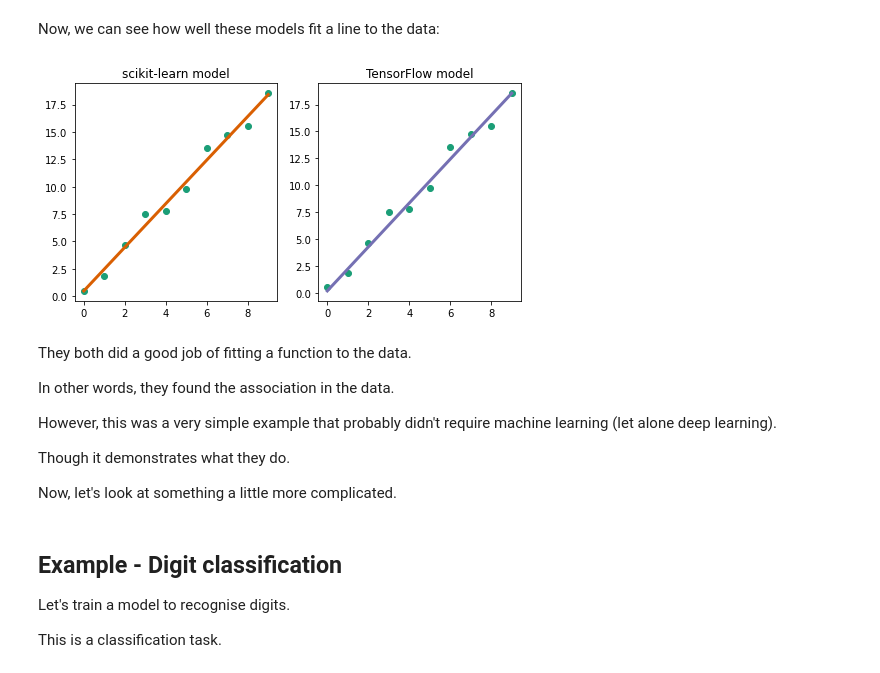
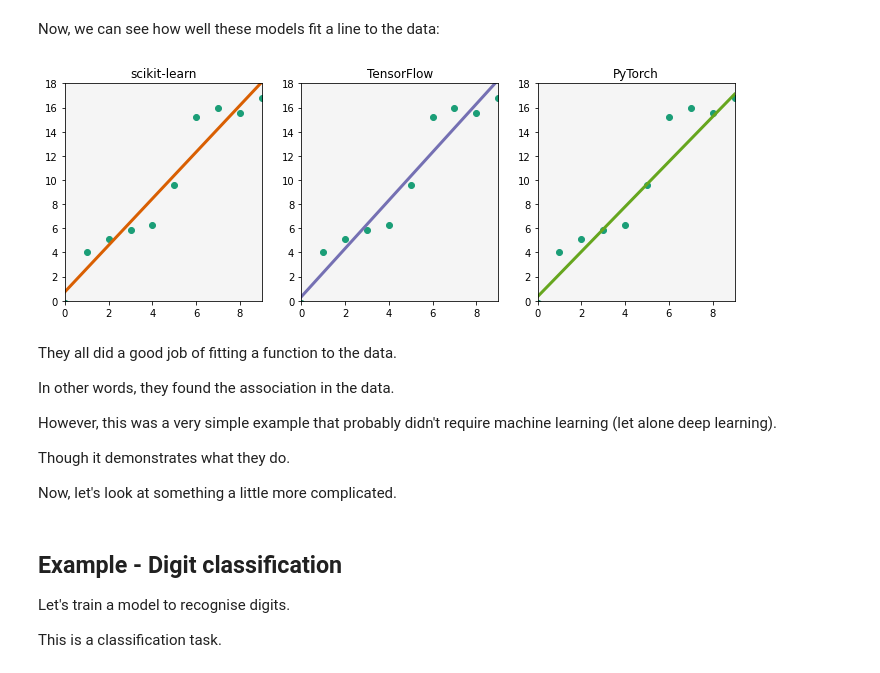
Before and after one commit to lukeconibear/intro_ml, a Jupyter notebook: docs/02_tools.ipynb, the cells around one changed output. Cells and saved outputs as stored; diff of their text form; code cells hidden in the pictures.

```diff
--- a/docs/02_tools.ipynb
+++ b/docs/02_tools.ipynb
@@ -279,0 +331,5 @@ array([[1.8590791]], dtype=float32)
+# %%
+NUM_EPOCHS = 5
+
+for epoch in range(NUM_EPOCHS):
+    train(dataloader_train, model_torch, loss_function, optimiser)
@@ -283,28 +346,34 @@ Now, we can see how well these models fit a line to the data:
 y_pred_sklearn = model_sklearn.predict(x_train)
 # %%
 y_pred_tf = model_tf.predict(x_train)
+# %%
+y_pred_torch = model_torch(x_train_tensor).detach().numpy()
 # %%
 import matplotlib.gridspec as gridspec
 import matplotlib.pyplot as plt
 # %%
-colors = {"data": "#1b9e77", "sklearn": "#d95f02", "tf": "#7570b3"}
+colors = {"data": "#1b9e77", "sklearn": "#d95f02", "tf": "#7570b3", "torch": "#66a61e"}
-# %%
-fig = plt.figure(1, figsize=(8, 4))
-ax1, ax2 = fig.subplots(1, 2)
-
-ax1.scatter(x_train, y_train, color=colors["data"])
-ax1.plot(x_train, y_pred_sklearn, color=colors["sklearn"], linewidth=3)
-ax1.set_title("scikit-learn model")
-
-ax2.scatter(x_train, y_train, color=colors["data"])
-ax2.plot(x_train, y_pred_tf, color=colors["tf"], linewidth=3)
-ax2.set_title("TensorFlow model")
-
-plt.show()
-# %% [output]
-[figure, removed]
+# %%
+def make_plot(ax, y_pred, label, title):
+    ax.scatter(x_train, y_train, color=colors["data"])
+    ax.plot(x_train, y_pred, color=colors[label], linewidth=3)
+    ax.set_title(title)
+    ax.set_ylim([0, 18])
+    ax.set_xlim([0, 9])
+    ax.set_facecolor("whitesmoke")
+# %%
+fig = plt.figure(1, figsize=(12, 4))
+ax1, ax2, ax3 = fig.subplots(1, 3)
+
+make_plot(ax1, y_pred_sklearn, "sklearn", "scikit-learn")
+make_plot(ax2, y_pred_tf, "tf", "TensorFlow")
+make_plot(ax3, y_pred_torch, "torch", "PyTorch")
+
+plt.show()
+# %% [output]
+[figure, added]
 # %% [markdown]
-They both did a good job of fitting a function to the data.
+They all did a good job of fitting a function to the data.
 
 In other words, they found the association in the data.
 
```
Also changed, not shown: parts of 54 cells of this notebook, 5 other files.
